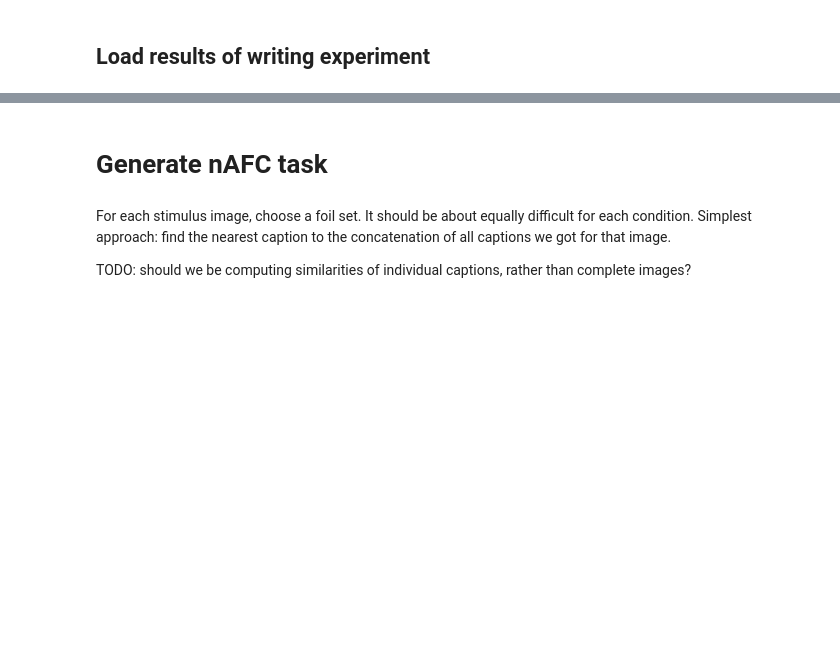
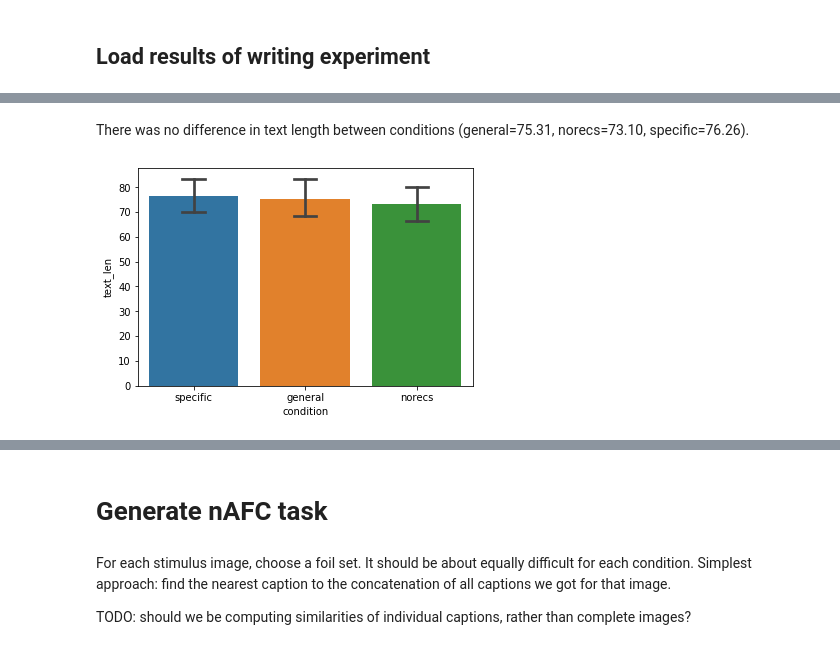
Before and after one commit to kcarnold/textrec, a Jupyter notebook: notebooks/Analysis.ipynb, the cells around one changed output, grey strips where cells are left out. Saved outputs shown, nothing was run; the diff lists cells and outputs as text; code cells hidden in the pictures; blank space fills up the shorter version.

```diff
--- a/notebooks/Analysis.ipynb
+++ b/notebooks/Analysis.ipynb
@@ -257,0 +73,7 @@ Counter(action['type'] for action in page_data['actions'])
+# %%
+sns.barplot(x='condition', y='text_len', data=trial_level_data, capsize=.2);
+HTML("There was no difference in text length between conditions ({}).".format(
+    summarize_means(trial_level_data, 'condition', 'text_len')))
+# %% [output]
+There was no difference in text length between conditions (general=75.31, norecs=73.10, specific=76.26).
+[figure, added]
```
Also changed, not shown: parts of 62 cells of this notebook, 4 other files.
